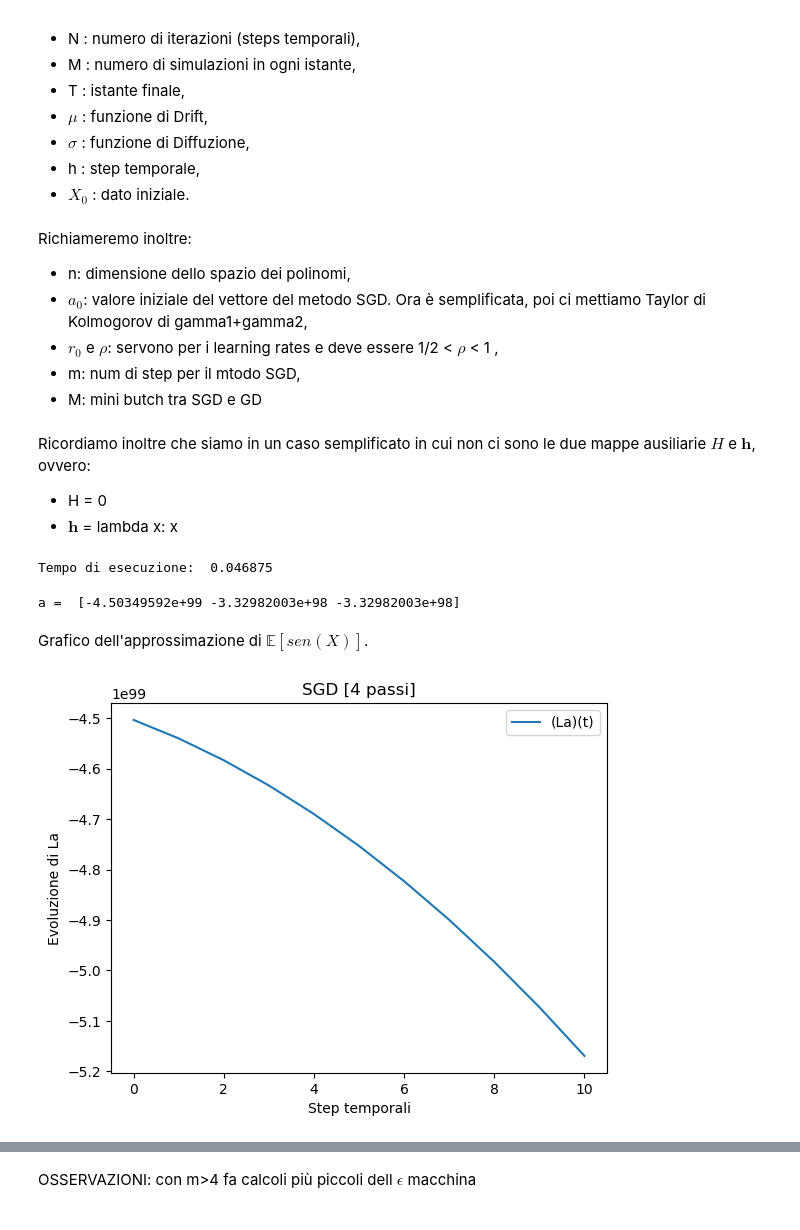
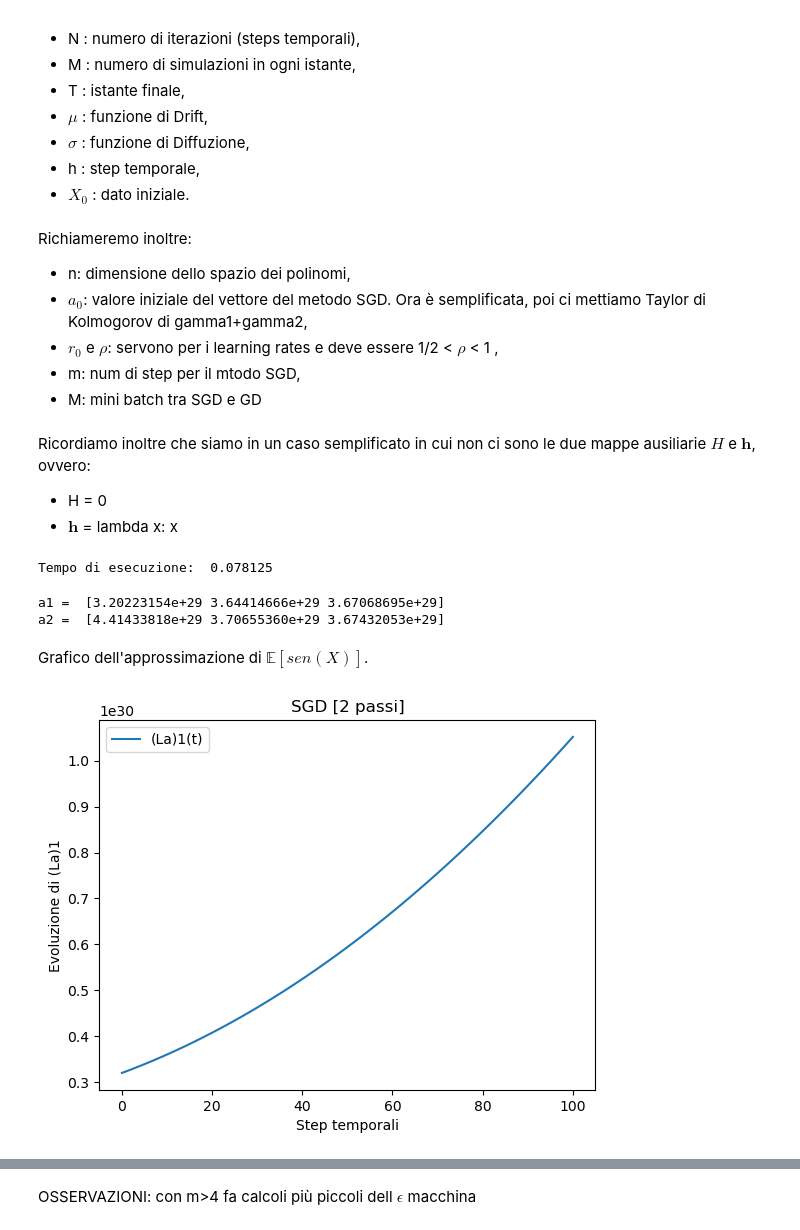
Before and after one commit to amatoandre/TESI, a Jupyter notebook: SDE.ipynb, the cells around one changed output, grey strips where cells are left out. Saved outputs shown, nothing was run; the diff lists cells and outputs as text; code cells hidden in the pictures.

```diff
--- a/SDE.ipynb
+++ b/SDE.ipynb
@@ -61,9 +72,9 @@ def L(a, t, tipo):
 # %% [markdown]
 Questa funzione implementa lo step di eulero al medesimo modo del programma predecente.
 # %%
-def step_eulero_Z(c1, sigma, h, M, X):
+def step_eulero_Z(c1, c2, sigma, h, M, X):
     W = np.random.normal(0, 1, M)
-    drift = c1 * np.cos(X)
+    drift = c1 * np.cos(X) - c2 * np.sin(X)
     diffusione = sigma
     X = X + drift * h + diffusione * math.sqrt(h) * W
 
@@ -71,13 +82,14 @@ def step_eulero_Z(c1, sigma, h, M, X):
 # %% [markdown]
 QUesta funzione genera effetivamente la soluzione Z. Inizianizzandola come il valore $Z_0$ che viene passato in input, applica per tutti gli istanti fino all' N-esimo lo step di eulero richiamando la funzine precedente. Notiamo che in ogni passo richiama anche la funzione $L$ per calcolare il polinomio al tempo $t$ che appossima la funzione seno.
 # %%
-def eulero_Z(a, sigma, T, N, M, Z0, tipo):
+def eulero_Z(a1, a2, sigma, T, N, M, Z0, tipo):
     h = T / N
     Z = [Z0 * np.ones(M)]
 
     for i in range(N):
-        c1 = L(a, i * h , tipo)
-        Z.append(step_eulero_Z(c1, sigma, h, M, Z[-1]))
+        c1 = L(T, a1, i * h , tipo)
+        c2 = L(T, a2, i * h , tipo)
+        Z.append(step_eulero_Z(c1, c2, sigma, h, M, Z[-1]))
 
     return np.array(Z)
 # %% [markdown]
@@ -154,17 +186,19 @@ def gradiente(N, T, Z, Ztilde, Ytilde, a, n, M, tipo):
 # %% [markdown]
 La seconda serve semplicemente ad applicare il meodo di discesa. Essa non fa altro che richiamare ciclicamente le precedenti funzioni che generano le soluzoni delle SDEs per ogni istante di tempo e richiamare la funzione gradiente che sfrutta quelle soluzioni per calcolare il valore di v da mettere nel passo del metodo di discesa. Notiamo che tra i paramentri c'è anche M che se lasciato a 1 rende il metodo un classico metodo SGD, ma se portato a $\infty$ porta a un metodo GD.
 # %%
-def discesa_stocastica_del_gradiente(a0, n, r0, rho, m, sigma, T, N, M, X0, tipo):
-    a = a0
+def discesa_stocastica_del_gradiente(a1_0, a2_0, n, r0, rho, m, sigma, T, N, M, X0, tipo):
+    a1 = a1_0
+    a2 = a2_0
     for mm in range(m):
         eta = r0 / ((mm + 1) ** rho)
 
-        Z = eulero_Z(a, sigma, T, N, M, X0, tipo)
-        Ztilde, Ytilde = eulero_Y(a, sigma, n, T, N, M, X0, tipo)
+        Z = eulero_Z(a1, a2, sigma, T, N, M, X0, tipo)
+        Ztilde, Y1tilde, Y2tilde = eulero_Y(a1, a2, sigma, n, T, N, M, X0, tipo)
 
-        v = gradiente(N, T, Z, Ztilde, Ytilde, a, n, M, tipo)
-        a = a - eta * v
-    return a
+        v1, v2 = gradiente(N, T, Z, Ztilde, Y1tilde, Y2tilde, a1, a2, n, M, tipo)
+        a1 = a1 - eta * v1
+        a2 = a2 - eta * v2
+    return a1, a2
 # %% [markdown]
 ## Main
 # %% [markdown]
@@ -182,7 +216,7 @@ Richiameremo inoltre:
 * $a_0$: valore iniziale del vettore del metodo SGD. Ora è semplificata, poi ci mettiamo Taylor di Kolmogorov di gamma1+gamma2,
 * $r_0$ e $\rho$: servono per i learning rates e deve essere 1/2 < $\rho$ < 1 ,
 * m: num di step per il mtodo SGD,
-* M: mini butch tra SGD e GD
+* M: mini batch tra SGD e GD
 # %% [markdown]
 Ricordiamo inoltre che siamo in un caso semplificato in cui non ci sono le due mappe ausiliarie $H$ e $\textbf{h}$, ovvero:
 * H = 0
@@ -194,46 +228,48 @@ if __name__ == "__main__":
 
     sigma = 0.5
     T = 1
-    N = 10
+    N = 100
     M = 1000000
     X0 = 0.5
 
     # Parametri in Input nuovi
 
     n = 2   # dimensione dello spazio dei polinomi
-    # a0 = ( a1 * np.sin(X0) + a2 * np.cos(X0) ) * np.ones(n+1)
-    a0 = np.sin(X0) * np.ones(n+1)
+    a1_0 = np.sin(X0) * np.ones(n+1)
+    a2_0 = np.cos(X0) * np.ones(n+1)
     r0 = 1
     rho = 3 / 4
-    m = 4
+    m = 2
     M = 1
     tipo = 'canonica'
 
     start = time.process_time()   # parte il cronometro
-    a = discesa_stocastica_del_gradiente(a0, n, r0, rho, m, sigma, T, N, M, X0, tipo)
+    a1, a2 = discesa_stocastica_del_gradiente(a1_0, a2_0, n, r0, rho, m, sigma, T, N, M, X0, tipo)
     end = time.process_time()   # si ferma il cronometro
 
     print("Tempo di esecuzione: ", end - start)
 # %% [output]
-Tempo di esecuzione:  0.046875
+Tempo di esecuzione:  0.078125
 # %%
-print("a = ", a)
+print("a1 = ", a1)
+print("a2 = ", a2)
 # %% [output]
-a =  [-4.50349592e+99 -3.32982003e+98 -3.32982003e+98]
+a1 =  [3.20223154e+29 3.64414666e+29 3.67068695e+29]
+a2 =  [4.41433818e+29 3.70655360e+29 3.67432053e+29]
 # %% [markdown]
 Grafico dell'approssimazione di $\mathbb{E}[sen(X)]$.
 # %%
 grafico = []
 for i in range(N+1):
-    grafico.append(L(a, (T / N) * i, 'canonica'))
+    grafico.append(L(T, a1, (T / N) * i, tipo))
 
 fig = plt.figure()
 plt.title("SGD [" + str(m) + " passi]")
 plt.xlabel("Step temporali")
-plt.ylabel("Evoluzione di La")
+plt.ylabel("Evoluzione di (La)1")
 # plt.ylim(-1,1) # se non c'è il grafico è molto zoomato
-plt.plot(grafico, label='(La)(t)')
+plt.plot(grafico, label='(La)1(t)')
 plt.legend()
 plt.show()
 # %% [output]
-[figure, old version]
+[figure, new version]
```
Also changed, not shown: parts of 17 cells of this notebook.
